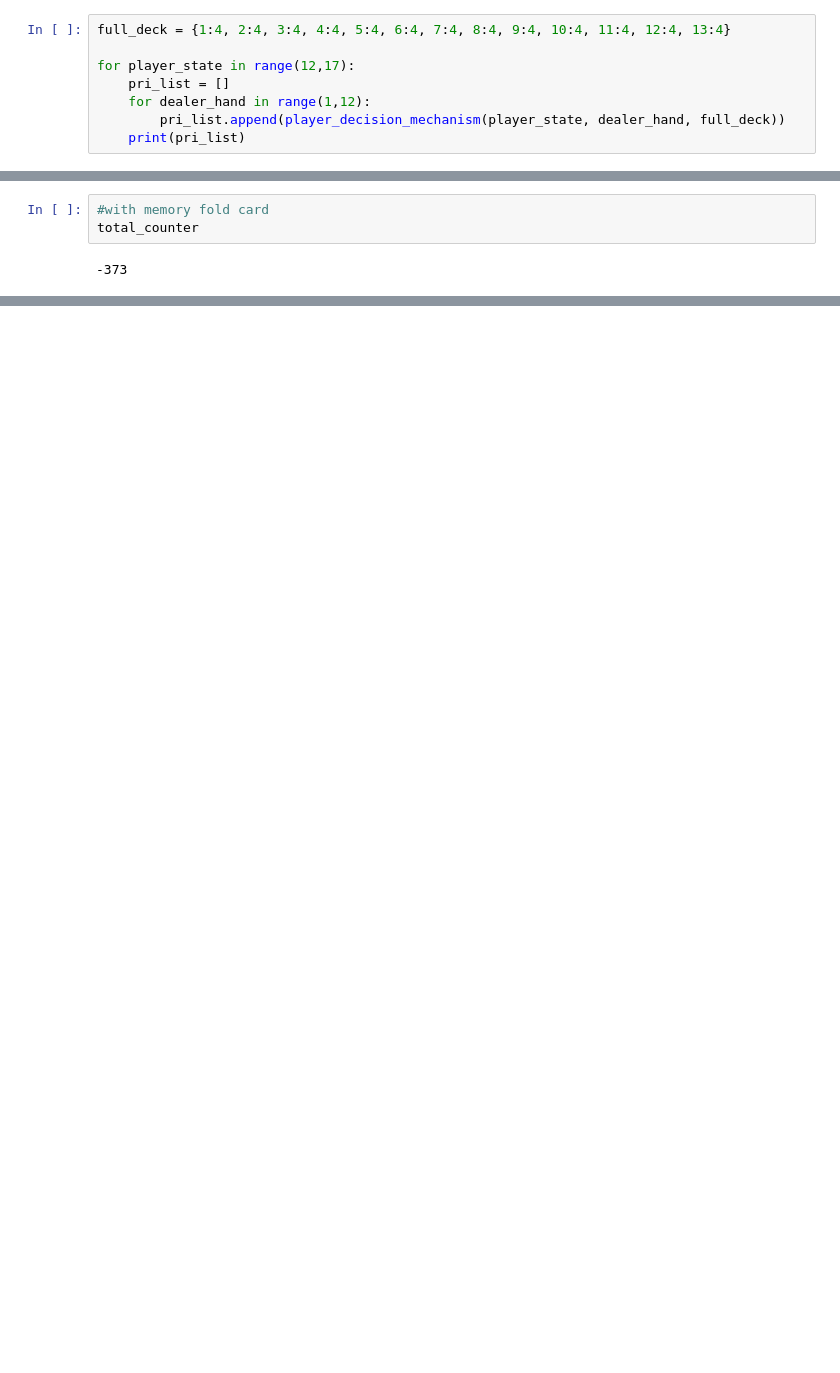
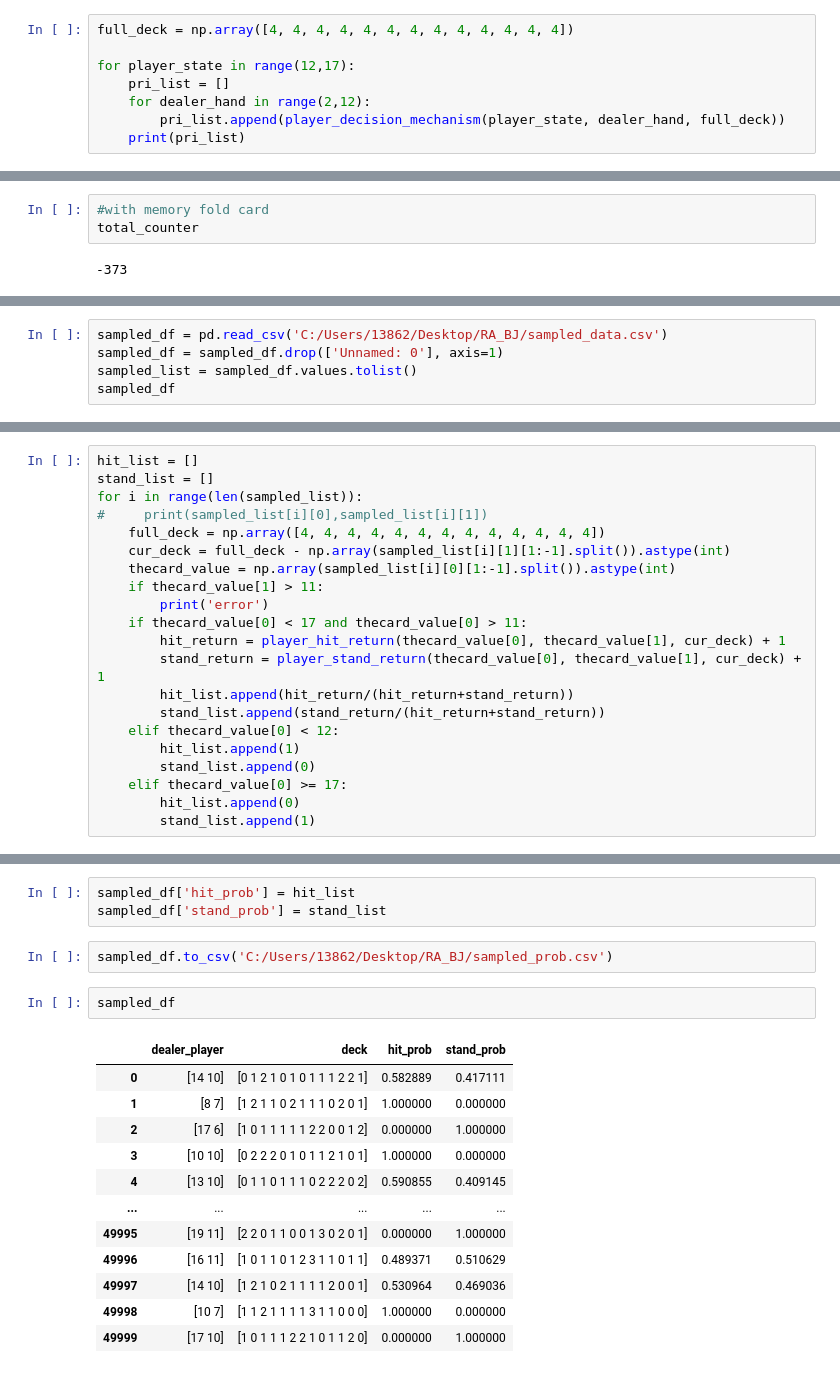
Before and after one commit to Zhao-Mingyang/Black_Jack_RL, a Jupyter notebook: blackjack.ipynb, the cells around one changed output, grey strips where cells are left out. Saved outputs shown, nothing was run; the diff lists cells and outputs as text; blank space fills up the shorter version.

```diff
--- a/blackjack.ipynb
+++ b/blackjack.ipynb
@@ -265,9 +267,9 @@ def player_decision_mechanism(current_state, dealer_hand, thecard_dic):
 # %%
-full_deck = {1:4, 2:4, 3:4, 4:4, 5:4, 6:4, 7:4, 8:4, 9:4, 10:4, 11:4, 12:4, 13:4}
+full_deck = np.array([4, 4, 4, 4, 4, 4, 4, 4, 4, 4, 4, 4, 4])
 
 for player_state in range(12,17):
     pri_list = []
-    for dealer_hand in range(1,12):
+    for dealer_hand in range(2,12):
         pri_list.append(player_decision_mechanism(player_state, dealer_hand, full_deck))
     print(pri_list)
 # %% [output]
@@ -389,0 +391,5 @@ total_counter
+# %%
+sampled_df = pd.read_csv('C:/Users/13862/Desktop/RA_BJ/sampled_data.csv')
+sampled_df = sampled_df.drop(['Unnamed: 0'], axis=1)
+sampled_list = sampled_df.values.tolist()
+sampled_df
@@ -389,0 +410,21 @@ total_counter
+# %%
+hit_list = []
+stand_list = []
+for i in range(len(sampled_list)):
+#     print(sampled_list[i][0],sampled_list[i][1])
+    full_deck = np.array([4, 4, 4, 4, 4, 4, 4, 4, 4, 4, 4, 4, 4])
+    cur_deck = full_deck - np.array(sampled_list[i][1][1:-1].split()).astype(int)
+    thecard_value = np.array(sampled_list[i][0][1:-1].split()).astype(int)
+    if thecard_value[1] > 11:
+        print('error')
+    if thecard_value[0] < 17 and thecard_value[0] > 11:
+        hit_return = player_hit_return(thecard_value[0], thecard_value[1], cur_deck) + 1
+        stand_return = player_stand_return(thecard_value[0], thecard_value[1], cur_deck) + 1
+        hit_list.append(hit_return/(hit_return+stand_return))
+        stand_list.append(stand_return/(hit_return+stand_return))
+    elif thecard_value[0] < 12:
+        hit_list.append(1)
+        stand_list.append(0)
+    elif thecard_value[0] >= 17:
+        hit_list.append(0)
+        stand_list.append(1)
@@ -389,0 +451,20 @@ total_counter
+# %%
+sampled_df['hit_prob'] = hit_list
+sampled_df['stand_prob'] = stand_list
+# %%
+sampled_df.to_csv('C:/Users/13862/Desktop/RA_BJ/sampled_prob.csv')
+# %%
+sampled_df
+# %% [output]
+|  | dealer_player | deck | hit_prob | stand_prob |
+| 0 | [14 10] | [0 1 2 1 0 1 0 1 1 1 2 2 1] | 0.582889 | 0.417111 |
+| 1 | [8 7] | [1 2 1 1 0 2 1 1 1 0 2 0 1] | 1.000000 | 0.000000 |
+| 2 | [17 6] | [1 0 1 1 1 1 1 2 2 0 0 1 2] | 0.000000 | 1.000000 |
+| 3 | [10 10] | [0 2 2 2 0 1 0 1 1 2 1 0 1] | 1.000000 | 0.000000 |
+| 4 | [13 10] | [0 1 1 0 1 1 1 0 2 2 2 0 2] | 0.590855 | 0.409145 |
+| ... | ... | ... | ... | ... |
+| 49995 | [19 11] | [2 2 0 1 1 0 0 1 3 0 2 0 1] | 0.000000 | 1.000000 |
+| 49996 | [16 11] | [1 0 1 1 0 1 2 3 1 1 0 1 1] | 0.489371 | 0.510629 |
+| 49997 | [14 10] | [1 2 1 0 2 1 1 1 1 2 0 0 1] | 0.530964 | 0.469036 |
+| 49998 | [10 7] | [1 1 2 1 1 1 1 3 1 1 0 0 0] | 1.000000 | 0.000000 |
+| 49999 | [17 10] | [1 0 1 1 1 2 2 1 0 1 1 2 0] | 0.000000 | 1.000000 |
```
Also changed, not shown: parts of 24 cells of this notebook.
